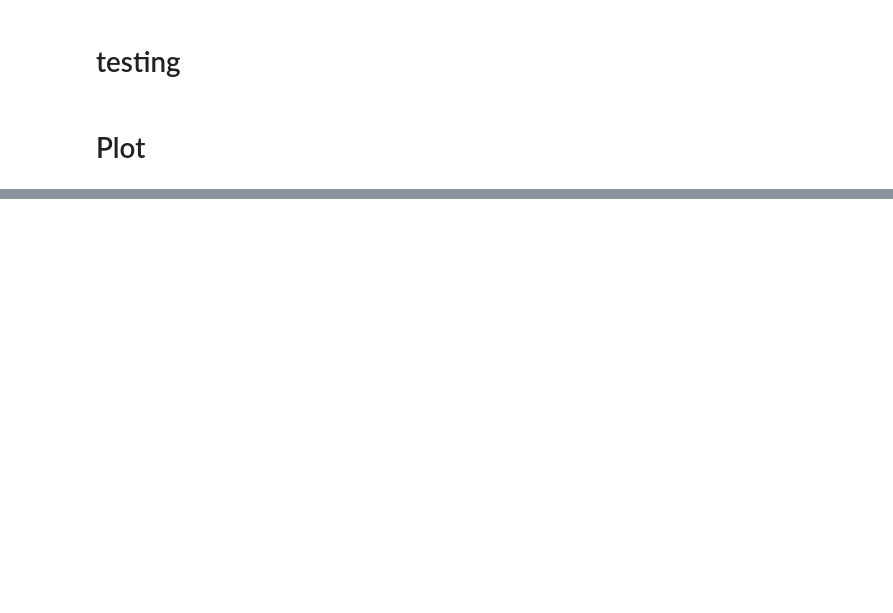
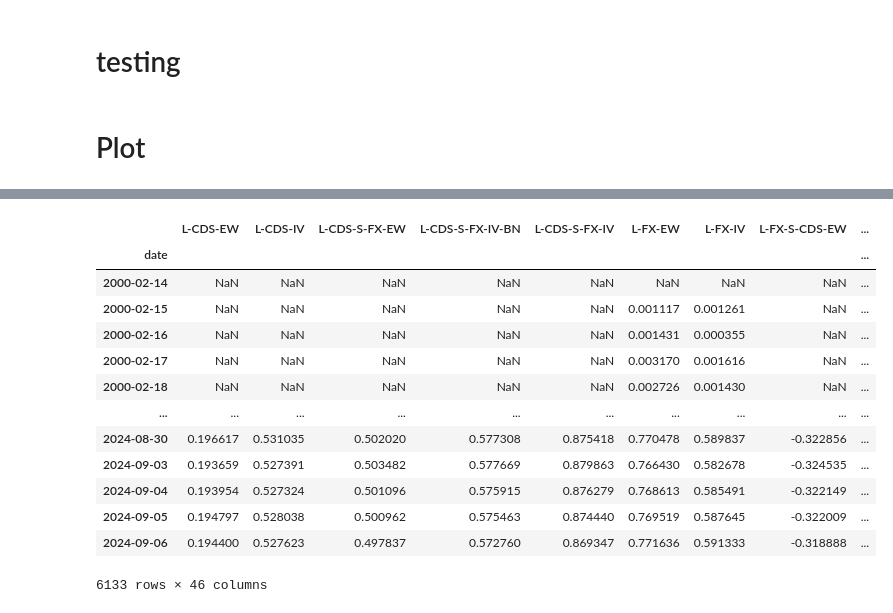
Before and after one commit to sambacode/asset_allocation, a Jupyter notebook: temp.ipynb, the cells around one changed output, grey strips where cells are left out. Saved outputs shown, nothing was run; the diff lists cells and outputs as text; code cells hidden in the pictures; blank space fills up the shorter version.

```diff
--- a/temp.ipynb
+++ b/temp.ipynb
@@ -36,25 +124,3 @@ file_paths = list(FOLDER.glob("*.xlsx"))
-# %%
-FOLDER = Path(
-    "C:/Users/pcampos/OneDrive - Insper - Instituto de Ensino e Pesquisa/Dissertação Mestrado/Analysis/backtests"
-)
-
-
-list_series = []
-
-
-for file_path in FOLDER.glob("*.xlsx"):
-
-
-    s_backtest = pd.read_excel(file_path, index_col=0)["backtest"]
-
-
-    s_backtest.name = file_path.stem
-
-    list_series.append(s_backtest)
-
-
-df_backtest = pd.concat(list_series, axis=1)
-df_backtest
 # %%
 OUTPUT_FOLDER = Path(r"C:\Users\pcampos\OneDrive - Insper - Instituto de Ensino e Pesquisa\Dissertação Mestrado\Analysis")
 
@@ -177,0 +257,17 @@ for group in dict_groups:
+# %%
+data
+# %% [output]
+|  | L-CDS-EW | L-CDS-IV | L-CDS-S-FX-EW | L-CDS-S-FX-IV-BN | L-CDS-S-FX-IV | L-FX-EW | L-FX-IV | L-FX-S-CDS-EW | ... |
+| date |  |  |  |  |  |  |  |  | ... |
+| 2000-02-14 | NaN | NaN | NaN | NaN | NaN | NaN | NaN | NaN | ... |
+| 2000-02-15 | NaN | NaN | NaN | NaN | NaN | 0.001117 | 0.001261 | NaN | ... |
+| 2000-02-16 | NaN | NaN | NaN | NaN | NaN | 0.001431 | 0.000355 | NaN | ... |
+| 2000-02-17 | NaN | NaN | NaN | NaN | NaN | 0.003170 | 0.001616 | NaN | ... |
+| 2000-02-18 | NaN | NaN | NaN | NaN | NaN | 0.002726 | 0.001430 | NaN | ... |
+| ... | ... | ... | ... | ... | ... | ... | ... | ... | ... |
+| 2024-08-30 | 0.196617 | 0.531035 | 0.502020 | 0.577308 | 0.875418 | 0.770478 | 0.589837 | -0.322856 | ... |
+| 2024-09-03 | 0.193659 | 0.527391 | 0.503482 | 0.577669 | 0.879863 | 0.766430 | 0.582678 | -0.324535 | ... |
+| 2024-09-04 | 0.193954 | 0.527324 | 0.501096 | 0.575915 | 0.876279 | 0.768613 | 0.585491 | -0.322149 | ... |
+| 2024-09-05 | 0.194797 | 0.528038 | 0.500962 | 0.575463 | 0.874440 | 0.769519 | 0.587645 | -0.322009 | ... |
+| 2024-09-06 | 0.194400 | 0.527623 | 0.497837 | 0.572760 | 0.869347 | 0.771636 | 0.591333 | -0.318888 | ... |
+6133 rows × 46 columns
```
Also changed, not shown: parts of 13 cells of this notebook.
